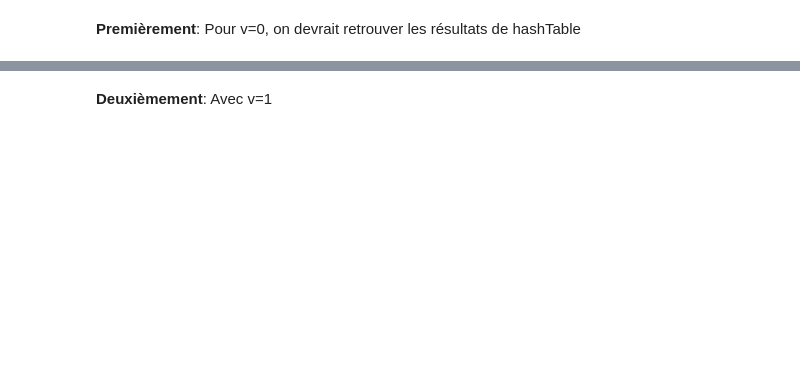
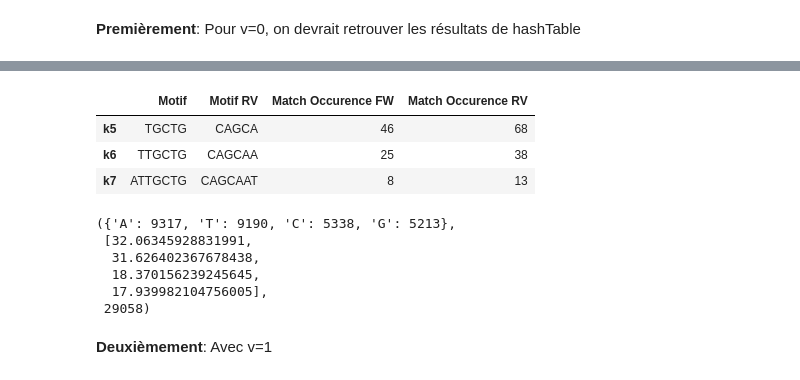
Before and after one commit to Gnegnery/Projet-Bio, a Jupyter notebook: TME3-suffixTree_2026.ipynb, the cells around one changed output, grey strips where cells are left out. Drawn from its saved outputs; the diff is of its cells as text; code cells hidden in the pictures; blank space fills up the shorter version.

```diff
--- a/TME3-suffixTree_2026.ipynb
+++ b/TME3-suffixTree_2026.ipynb
@@ -573,3 +634,28 @@ TGCCATTGA (0, 4) TCAATGGCA
+# %%
+d = {
+    "Motif": ["TGCTG","TTGCTG","ATTGCTG"],
+    "Motif RV": ["CAGCA","CAGCAA","CAGCAAT"],
+    "Match Occurence FW": [46, 25, 8],
+    "Match Occurence RV": [68, 38, 13]
+}
+df = pd.DataFrame(d, index=["k5", "k6", "k7"])
+df
+# %% [output]
+|  | Motif | Motif RV | Match Occurence FW | Match Occurence RV |
+| k5 | TGCTG | CAGCA | 46 | 68 |
+| k6 | TTGCTG | CAGCAA | 25 | 38 |
+| k7 | ATTGCTG | CAGCAAT | 8 | 13 |
+# %%
+#En dehors
+ratio = ms.getRatio(peaks)
+ratio
+# %% [output]
+({'A': 9317, 'T': 9190, 'C': 5338, 'G': 5213},
+ [32.06345928831991,
+  31.626402367678438,
+  18.370156239245645,
+  17.939982104756005],
+ 29058)
 # %% [markdown]
 **Deuxièmement**: Avec v=1
 # %%
```
Also changed, not shown: parts of 22 cells of this notebook, 4 other files.
